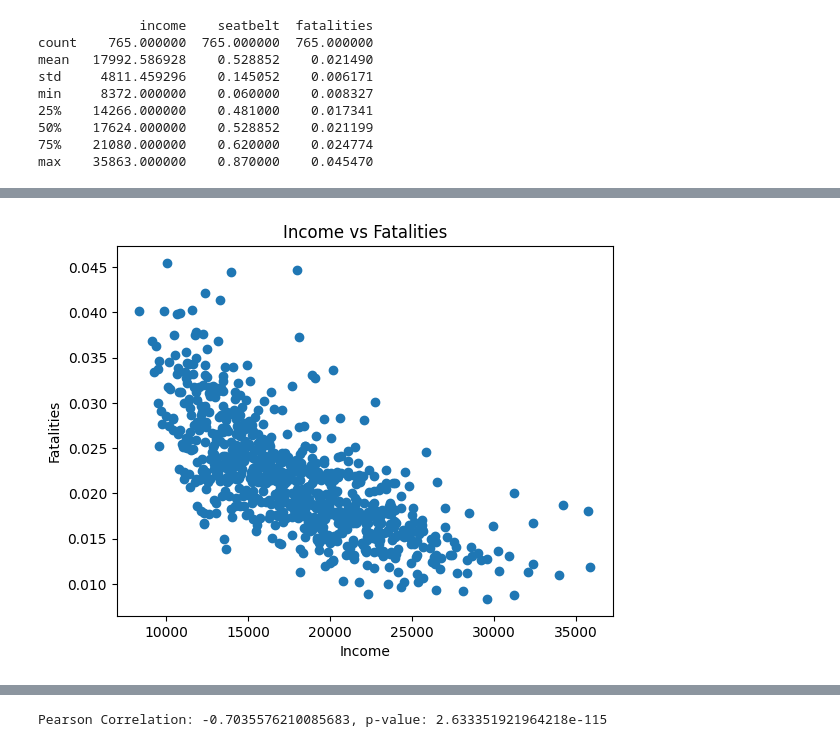
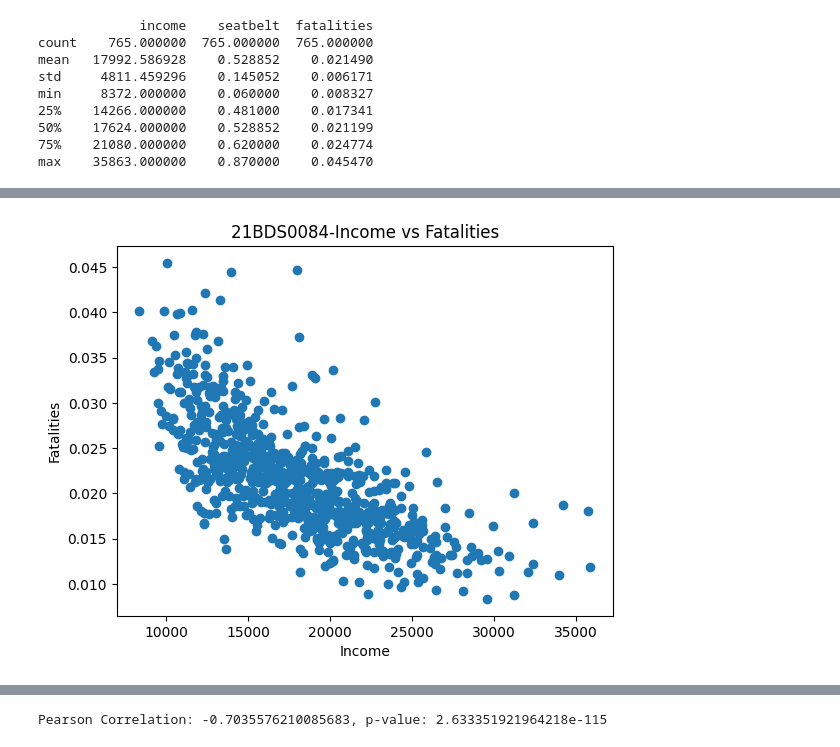
Before and after one commit to vignesh4836/edatheoda1, a Jupyter notebook: edatheoda.ipynb, the cells around one changed output, grey strips where cells are left out. Saved outputs shown, nothing was run; the diff lists cells and outputs as text; code cells hidden in the pictures.

```diff
--- a/edatheoda.ipynb
+++ b/edatheoda.ipynb
@@ -205,12 +213,12 @@ seatbelt
 # %%
 # Scatter plot
 plt.scatter(df['income'], df['fatalities'])
-plt.title("Income vs Fatalities")
+plt.title("21BDS0084-Income vs Fatalities")
 plt.xlabel('Income')
 plt.ylabel('Fatalities')
 plt.show()
 # %% [output]
-[figure, old version]
+[figure, new version]
 # %%
 # Dot chart for income vs fatalities
 plt.plot(df['income'], df['fatalities'], 'o')
```
Also changed, not shown: parts of 23 cells of this notebook.
